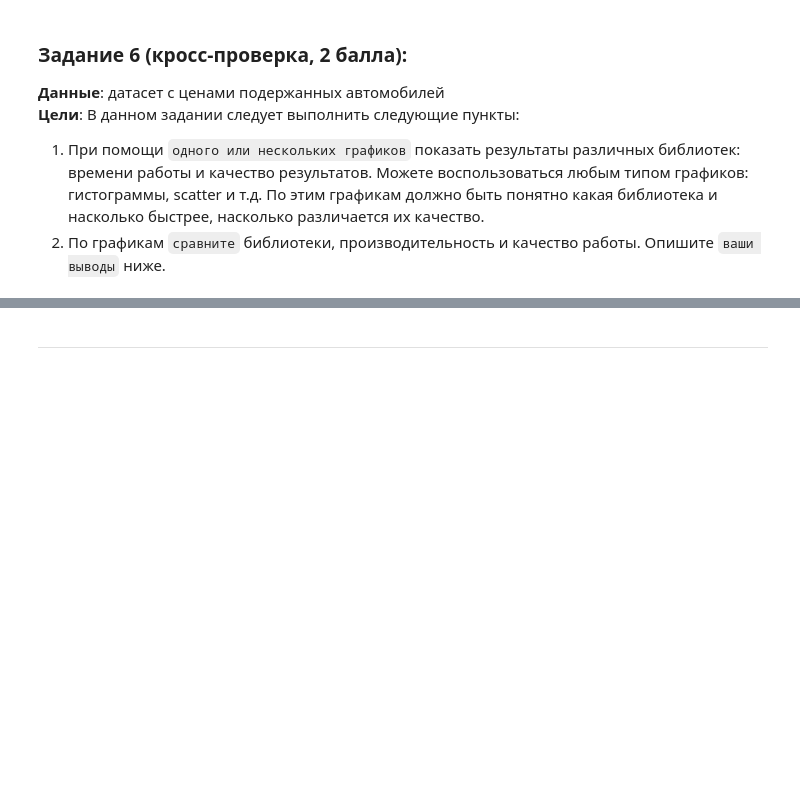
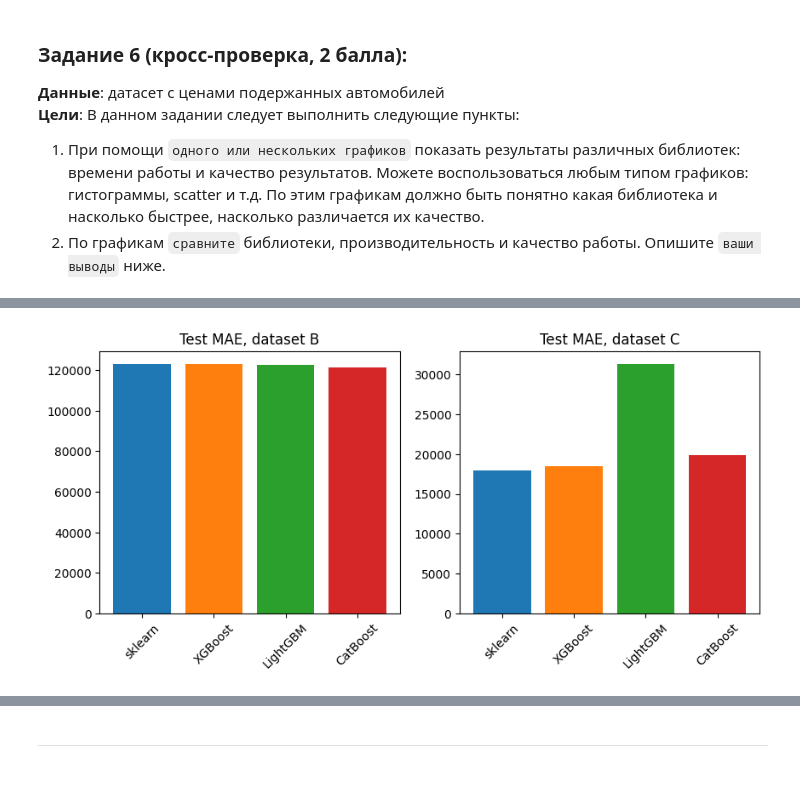
Before and after one commit to oscar-foxtrot/ML-COURSE-23-24-solutions, a Jupyter notebook: Unit 8 (Gradient boosting)/Gradboost.ipynb, the cells around one changed output, grey strips where cells are left out. Cells and saved outputs as stored; diff of their text form; code cells hidden in the pictures; blank space fills up the shorter version.

```diff
--- a/Unit 8 (Gradient boosting)/Gradboost.ipynb
+++ b/Unit 8 (Gradient boosting)/Gradboost.ipynb
@@ -359,0 +685,14 @@ clear_output() # может быть полезно если catboost будет
+# %%
+fig, axes = plt.subplots(nrows=1, ncols=2, figsize=(10,4))
+j = 0
+for letter in ['B', 'C']:
+    i = 0
+    for df in dfs.items():
+        axes[j].bar(i, df[1][df[1]['Dataset'] == letter]['Test MAE'].iloc[0])
+        i += 1
+    axes[j].set_title(f'Test MAE, dataset {letter}')
+    axes[j].set_xticks(range(0, 4), list(dfs.keys()), rotation=45)
+    j += 1
+plt.show()
+# %% [output]
+[figure, added]
```
Also changed, not shown: parts of 89 cells of this notebook.
